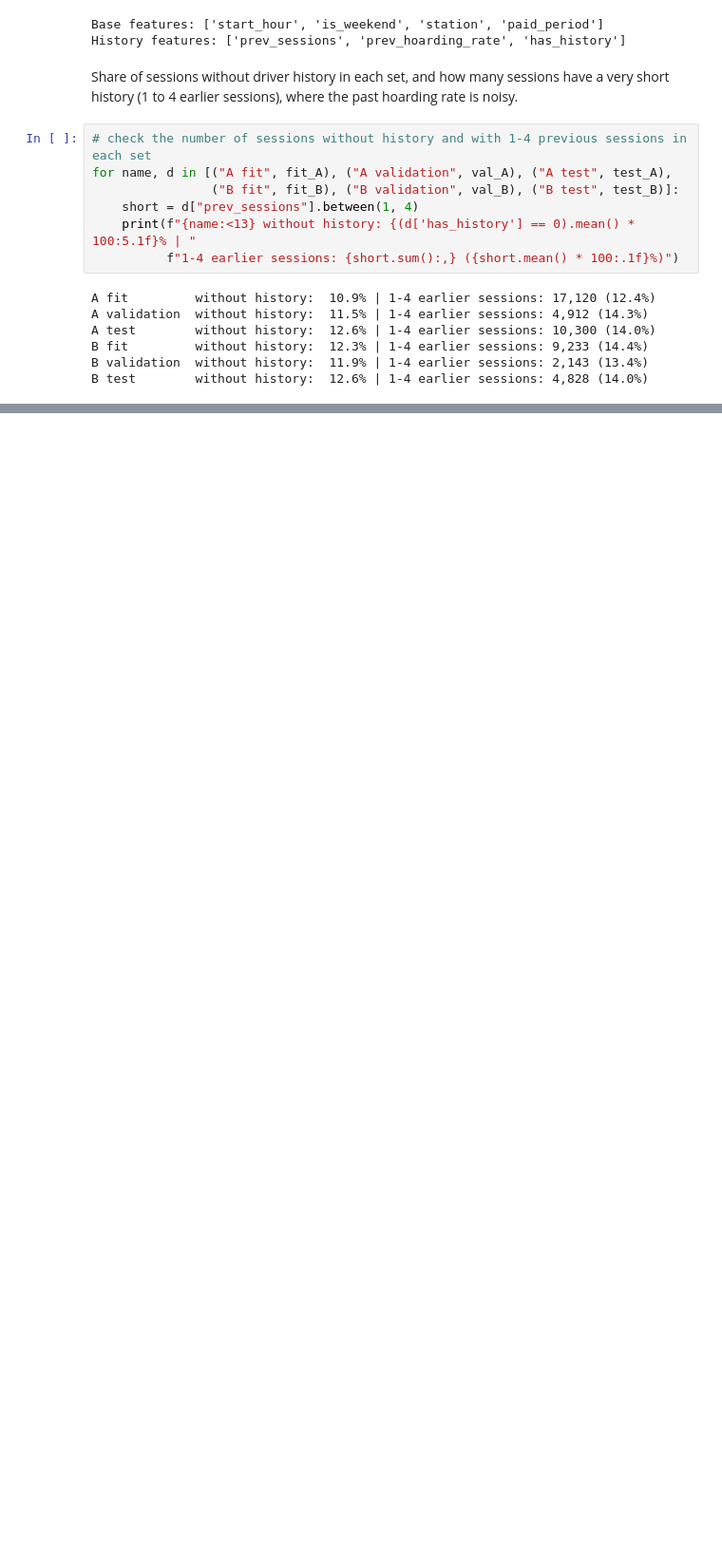
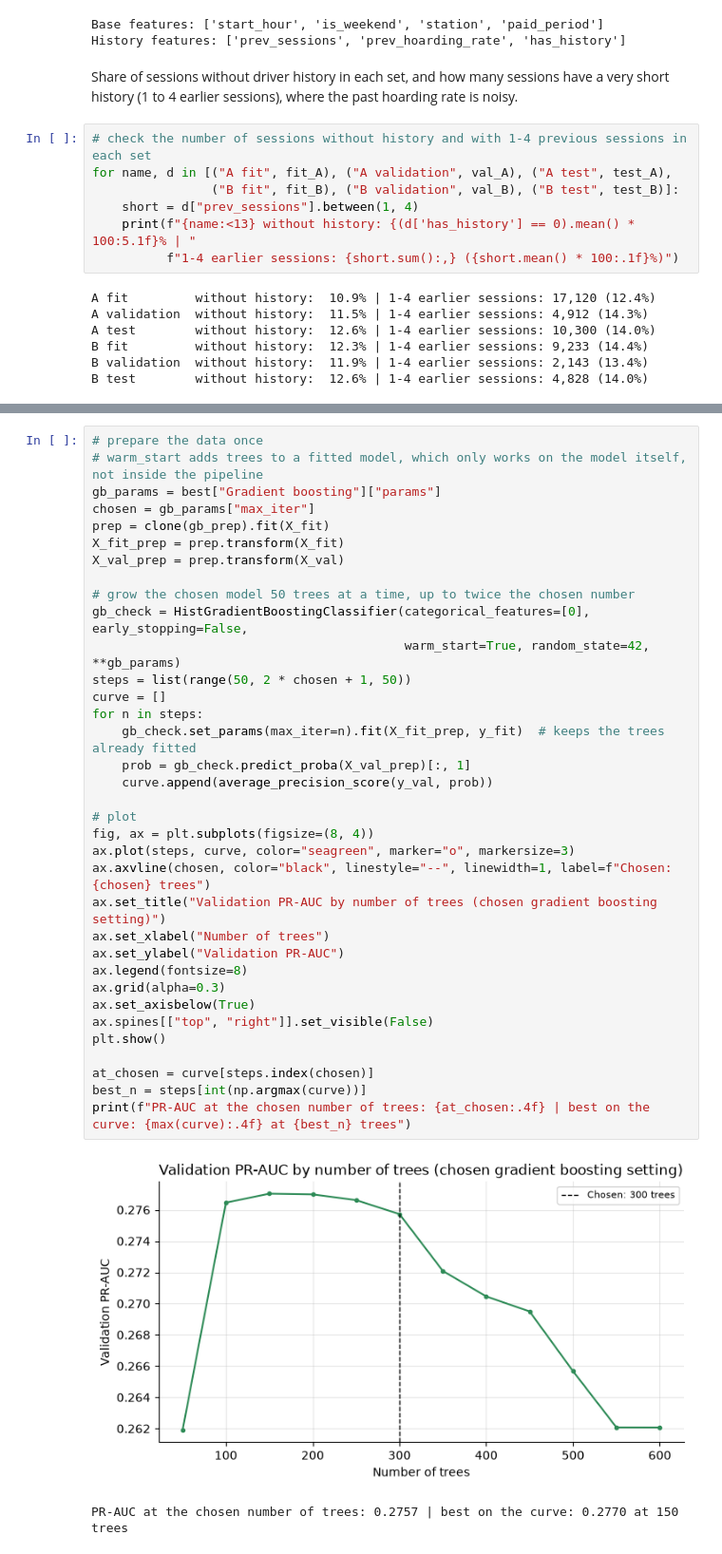
Before and after one commit to Teresa7810/Introduction-to-Business-Analytics, a Jupyter notebook: 4. Exploratory.ipynb, the cells around one changed output, grey strips where cells are left out. Shown at 95% size. Drawn from its saved outputs; the diff is of its cells as text; blank space fills up the shorter version.

```diff
--- a/4. Exploratory.ipynb
+++ b/4. Exploratory.ipynb
@@ -451,0 +836,38 @@ B test        without history:  12.6% | 1-4 earlier sessions: 4,828 (14.0%)
+# %%
+# prepare the data once
+# warm_start adds trees to a fitted model, which only works on the model itself, not inside the pipeline
+gb_params = best["Gradient boosting"]["params"]
+chosen = gb_params["max_iter"]
+prep = clone(gb_prep).fit(X_fit)
+X_fit_prep = prep.transform(X_fit)
+X_val_prep = prep.transform(X_val)
+
+# grow the chosen model 50 trees at a time, up to twice the chosen number
+gb_check = HistGradientBoostingClassifier(categorical_features=[0], early_stopping=False,
+                                          warm_start=True, random_state=42, **gb_params)
+steps = list(range(50, 2 * chosen + 1, 50))
+curve = []
+for n in steps:
+    gb_check.set_params(max_iter=n).fit(X_fit_prep, y_fit)  # keeps the trees already fitted
+    prob = gb_check.predict_proba(X_val_prep)[:, 1]
+    curve.append(average_precision_score(y_val, prob))
+
+# plot
+fig, ax = plt.subplots(figsize=(8, 4))
+ax.plot(steps, curve, color="seagreen", marker="o", markersize=3)
+ax.axvline(chosen, color="black", linestyle="--", linewidth=1, label=f"Chosen: {chosen} trees")
+ax.set_title("Validation PR-AUC by number of trees (chosen gradient boosting setting)")
+ax.set_xlabel("Number of trees")
+ax.set_ylabel("Validation PR-AUC")
+ax.legend(fontsize=8)
+ax.grid(alpha=0.3)
+ax.set_axisbelow(True)
+ax.spines[["top", "right"]].set_visible(False)
+plt.show()
+
+at_chosen = curve[steps.index(chosen)]
+best_n = steps[int(np.argmax(curve))]
+print(f"PR-AUC at the chosen number of trees: {at_chosen:.4f} | best on the curve: {max(curve):.4f} at {best_n} trees")
+# %% [output]
+[figure, added]
+PR-AUC at the chosen number of trees: 0.2757 | best on the curve: 0.2770 at 150 trees
```
Also changed, not shown: parts of 23 cells of this notebook, 1 other file.
